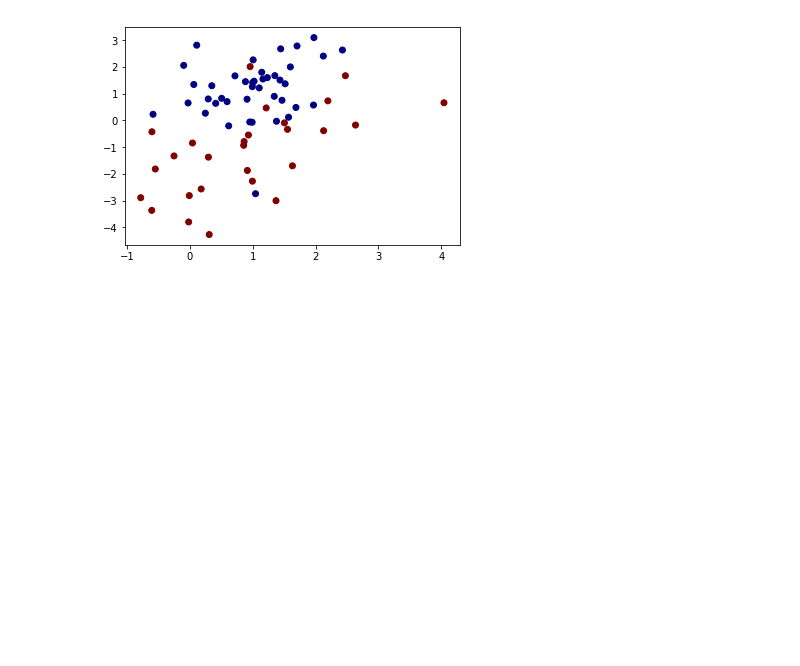
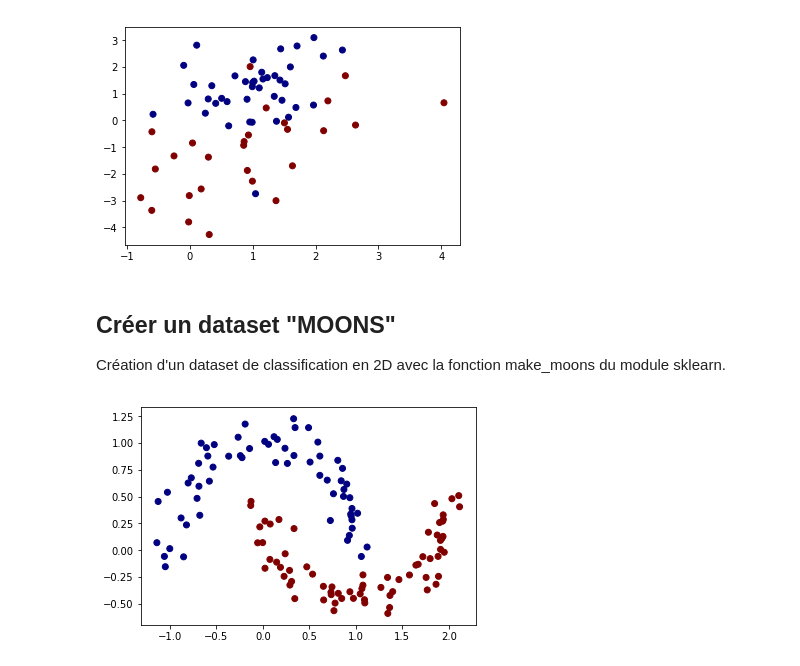
Before and after one commit to najah80/syntethic_2D, a Jupyter notebook: Synthetic_Dataset.ipynb, the cells around one changed output. Cells and saved outputs as stored; diff of their text form; code cells hidden in the pictures; blank space fills up the shorter version.

```diff
--- a/Synthetic_Dataset.ipynb
+++ b/Synthetic_Dataset.ipynb
@@ -56,7 +56,7 @@ def split_dataset(X, y, train_pct=0.66):
 def plot_dataset(X, y):
     """ Permet d'afficher les classes `y` d'exemples à 2 features `X`
     Warning: La dimension des exemples doit être la première.
-
+    Warning: Cette fonction doit recevoir des exemples dèjà mélangées (car va splitter en fonction des index)
     Soit m, le nombre d'exemples.
 
     X, matrices d'exemples, deux features par exemple; shape=(m, 2)
@@ -99,3 +99,25 @@ plot_dataset(X_train, y_train)
 plot_dataset(X_test, y_test)
 # %% [output]
 [figure]
+# %% [markdown]
+## Créer  un dataset "MOONS"
+
+Création d'un dataset de classification en 2D avec la fonction make_moons du module sklearn.
+# %%
+# On fixe le nombre d'example total par dataset à SAMPLE_SIZE
+SAMPLE_SIZE = 200
+
+# Fixer le hasard
+np.random.seed(777)
+
+X, y = make_moons(n_samples=SAMPLE_SIZE,
+                  shuffle=True,
+                  noise=0.1)
+
+# On split le dataset en set de training et de test.
+X_train, y_train, X_test, y_test = split_dataset(X, y)
+# %%
+# On affiche le dataset de train
+plot_dataset(X_train, y_train)
+# %% [output]
+[figure, added]
```
Also changed, not shown: parts of 1 cell of this notebook.
